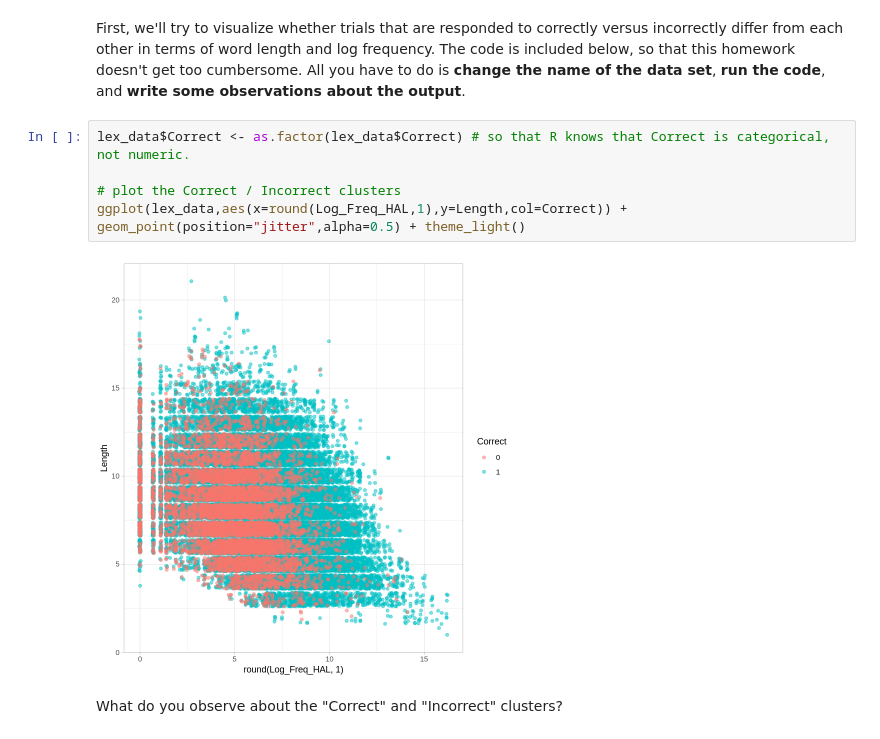
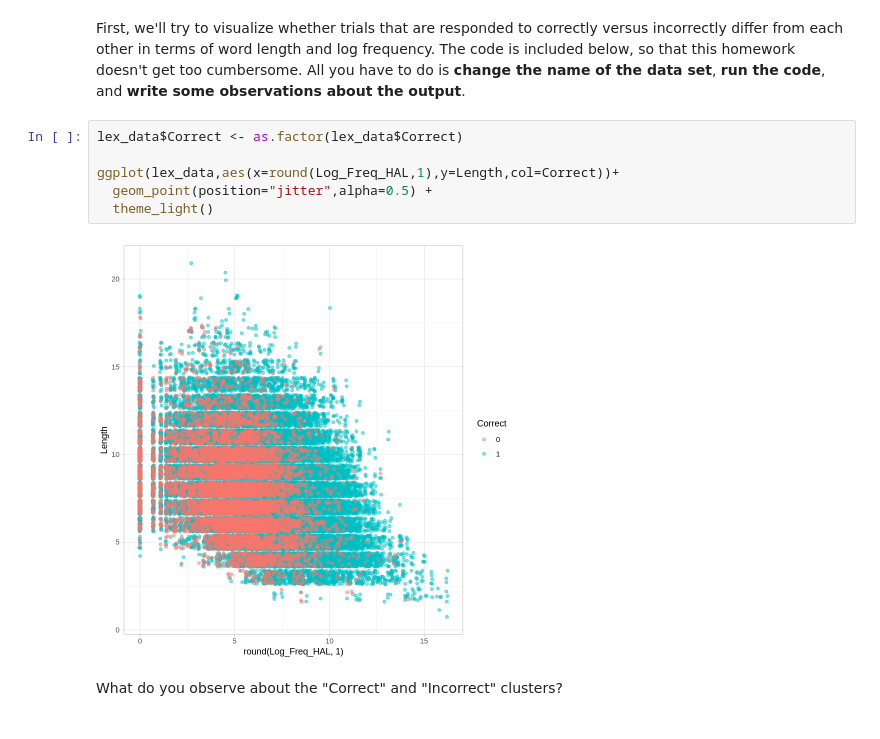
Before and after one commit to mdavistr-cmu/Davis-Troller_DSPN_S25, a Jupyter notebook: ExerciseSubmissions/Davis-Troller_Exercise9.ipynb, the cells around one changed output. Saved outputs shown, nothing was run; the diff lists cells and outputs as text.

```diff
--- a/ExerciseSubmissions/Davis-Troller_Exercise9.ipynb
+++ b/ExerciseSubmissions/Davis-Troller_Exercise9.ipynb
@@ -49,12 +49,13 @@ A data.frame: 6 × 11
 # %% [markdown]
 First, we'll try to visualize whether trials that are responded to correctly versus incorrectly differ from each other in terms of word length and log frequency. The code is included below, so that this homework doesn't get too cumbersome. All you have to do is **change the name of the data set**, **run the code**, and **write some observations about the output**.
 # %%
-lex_data$Correct <- as.factor(lex_data$Correct) # so that R knows that Correct is categorical, not numeric.
+lex_data$Correct <- as.factor(lex_data$Correct)
 
-# plot the Correct / Incorrect clusters
-ggplot(lex_data,aes(x=round(Log_Freq_HAL,1),y=Length,col=Correct)) + geom_point(position="jitter",alpha=0.5) + theme_light()
+ggplot(lex_data,aes(x=round(Log_Freq_HAL,1),y=Length,col=Correct))+
+  geom_point(position="jitter",alpha=0.5) +
+  theme_light()
 # %% [output]
-[figure, old version]
+[figure, new version]
 # %% [markdown]
 What do you observe about the "Correct" and "Incorrect" clusters?
 # %% [markdown]
```
Also changed, not shown: parts of 10 cells of this notebook.
